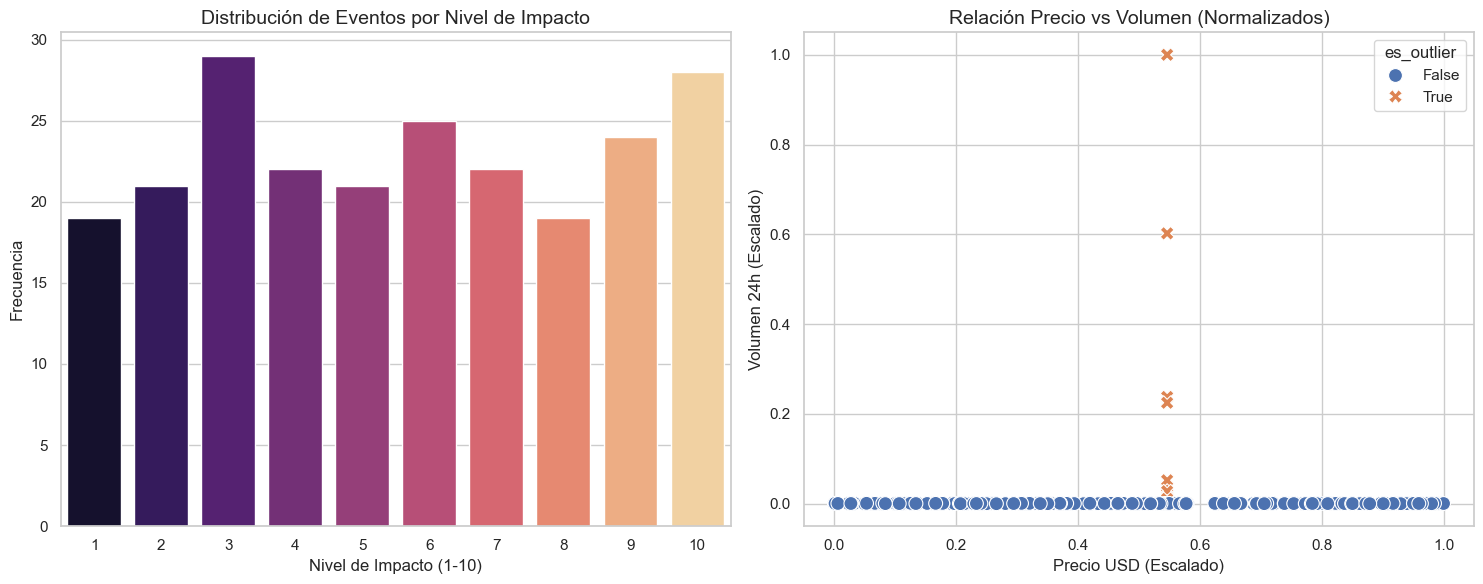
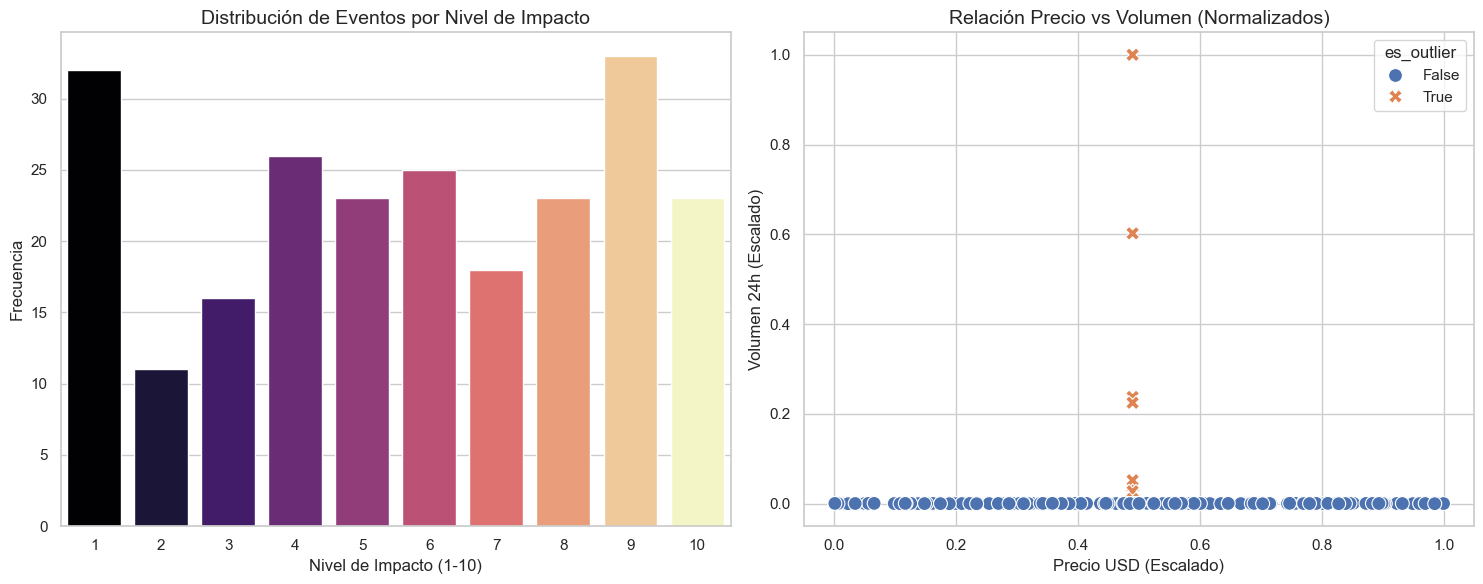
Unified diff of the notebook cell whose output changed from the first chart to the second:
--- before
+++ after
@@ -9,5 +9,5 @@
 
 # Gráfico 1: Distribución del Nivel de Impacto
-sns.countplot(data=df_final, x='nivel_impacto', ax=axes[0], palette='magma')
+sns.countplot(data=df_final, x='nivel_impacto', hue='nivel_impacto', ax=axes[0], palette='magma', legend=False)
 axes[0].set_title('Distribución de Eventos por Nivel de Impacto', fontsize=14)
 axes[0].set_xlabel('Nivel de Impacto (1-10)')

Commit: cambio menor fase 4